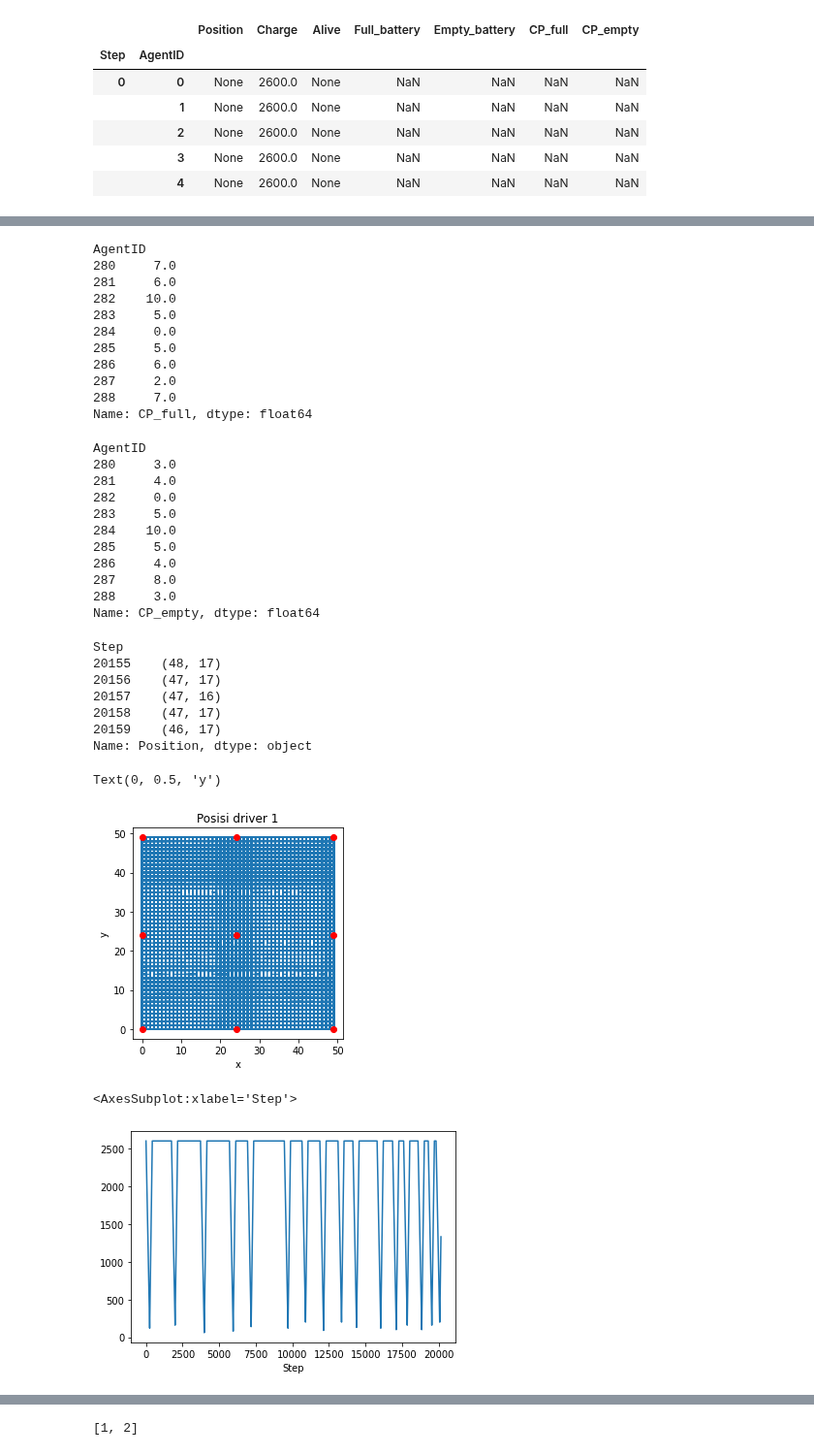
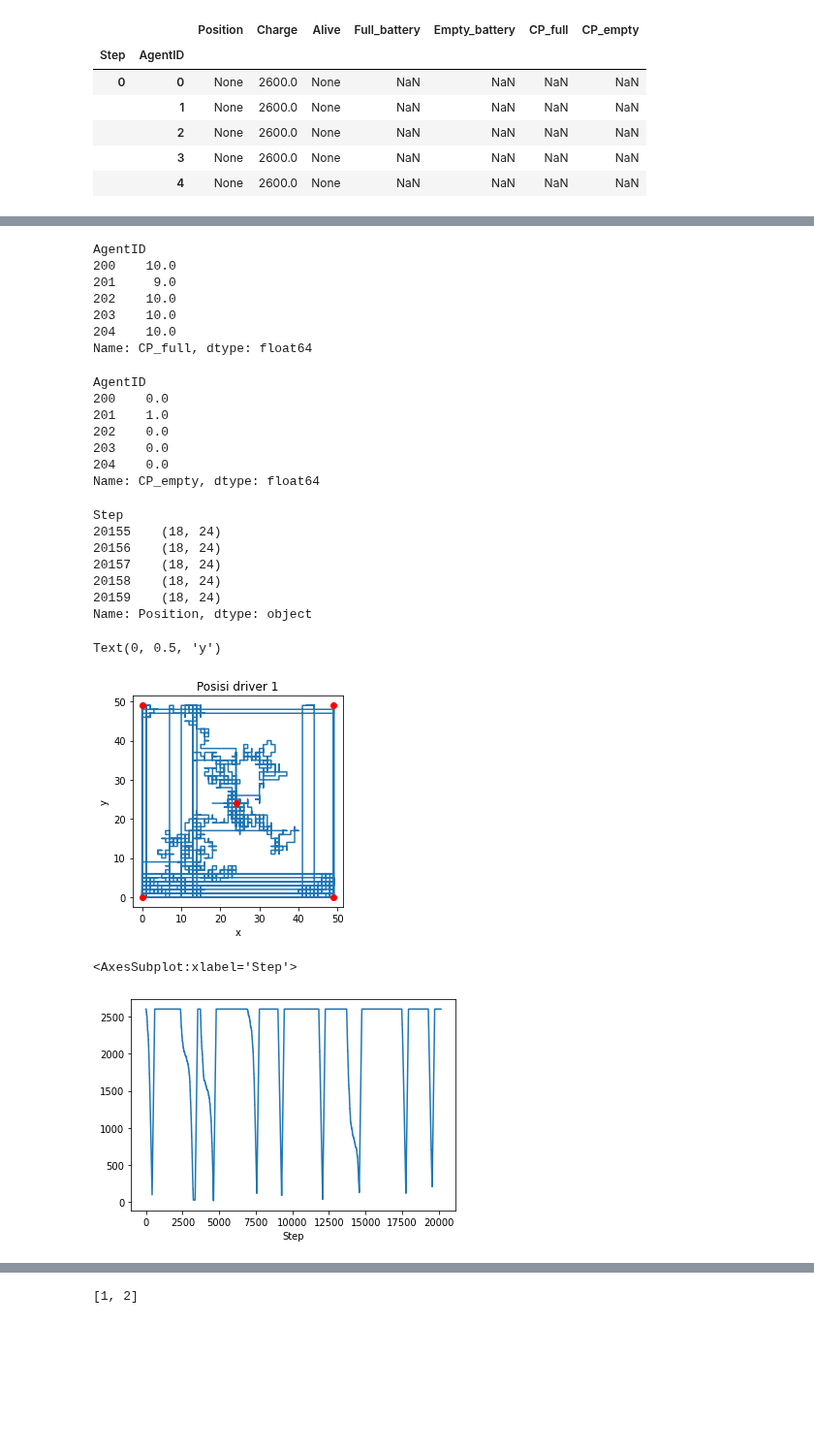
Before and after one commit to lakubis/LionIsACat, a Jupyter notebook: Felix_Learn/run_model_lomba.ipynb, the cells around one changed output, grey strips where cells are left out. Shown at 97% size. Drawn from its saved outputs; the diff is of its cells as text; code cells hidden in the pictures; blank space fills up the shorter version.

```diff
--- a/Felix_Learn/run_model_lomba.ipynb
+++ b/Felix_Learn/run_model_lomba.ipynb
@@ -0,0 +1,16 @@
+# %%
+from model_lomba import *
+import matplotlib.pyplot as plt
+import seaborn as sns
+
+demand = [0.2,0.3,0.5,0.65,0.8,0.9,1.0,1.0,1.0,1.0,1.0,1.0,0.9,0.8,0.65,0.45,0.3,0.2,0.1,0.1,0.1,0.1,0.1,0.1]
+hour = ["06:00","07:00","08:00","09:00","10:00","11:00","12:00","13:00","14:00","15:00","16:00","17:00","18:00","19:00","20:00","21:00","22:00","23:00","00:00","01:00","02:00","03:00","04:00","05:00"]
+print(len(demand))
+print(len(hour))
+
+plt.plot(hour,demand)
+plt.xticks(rotation = 'vertical')
+plt.xlabel('Time')
+plt.ylabel('Probability distribution')
+plt.title('Distribusi probabilitas penggunaan harian')
+plt.ylim([0.0,1.1])
@@ -1,12 +22,10 @@
 # %%
-from model_lomba import *
-import matplotlib.pyplot as plt
-import seaborn as sns
+
 
 map_width = 50
 map_height = 50
 moore = False
-model = switching_model(num_of_motorist=50,num_of_stations=10,inv_size=10,cp_size= 10,width=map_width,height=map_height,moore=moore, configuration="normal")
+model = switching_model(num_of_motorist=50,num_of_stations=30,inv_size=10,cp_size= 10,width=map_width,height=map_height,moore=moore, configuration="less", demand = demand)
 
 #Dalam menit
 num_of_step = 14*24*60
@@ -120,15 +127,11 @@ station_cp_full = agent_cp_full[station_id]
 print(station_cp_full)
 # %% [output]
 AgentID
-280     7.0
-281     6.0
-282    10.0
-283     5.0
-284     0.0
-285     5.0
-286     6.0
-287     2.0
-288     7.0
+200    10.0
+201     9.0
+202    10.0
+203    10.0
+204    10.0
 Name: CP_full, dtype: float64
 # %%
 agent_cp_empty = agent_data.xs(step_station,level = "Step")["CP_empty"]
@@ -139,15 +142,11 @@ station_cp_empty = agent_cp_empty[station_id]
 print(station_cp_empty)
 # %% [output]
 AgentID
-280     3.0
-281     4.0
-282     0.0
-283     5.0
-284    10.0
-285     5.0
-286     4.0
-287     8.0
-288     3.0
+200    0.0
+201    1.0
+202    0.0
+203    0.0
+204    0.0
 Name: CP_empty, dtype: float64
 # %%
 #Ambil data motorist
@@ -157,11 +156,11 @@ motorist_pos.head()
 motorist_pos.tail()
 # %% [output]
 Step
-20155    (48, 17)
-20156    (47, 17)
-20157    (47, 16)
-20158    (47, 17)
-20159    (46, 17)
+20155    (18, 24)
+20156    (18, 24)
+20157    (18, 24)
+20158    (18, 24)
+20159    (18, 24)
 Name: Position, dtype: object
 # %%
 #Coba plot posisi
@@ -184,15 +183,15 @@ plt.xlabel('x')
 plt.ylabel('y')
 # %% [output]
 Text(0, 0.5, 'y')
-[figure, old version]
+[figure, new version]
 # %%
 #Cek baterai
-battery_id = 0
+battery_id = 5
 battery_energy = agent_data.xs(battery_id, level = "AgentID")["Charge"]
 battery_energy.plot()
 # %% [output]
 <AxesSubplot:xlabel='Step'>
-[figure, old version]
+[figure, new version]
 # %%
 model_data = model.datacollector.get_model_vars_dataframe()
 model_data.tail()
```
Also changed, not shown: parts of 11 cells of this notebook.
